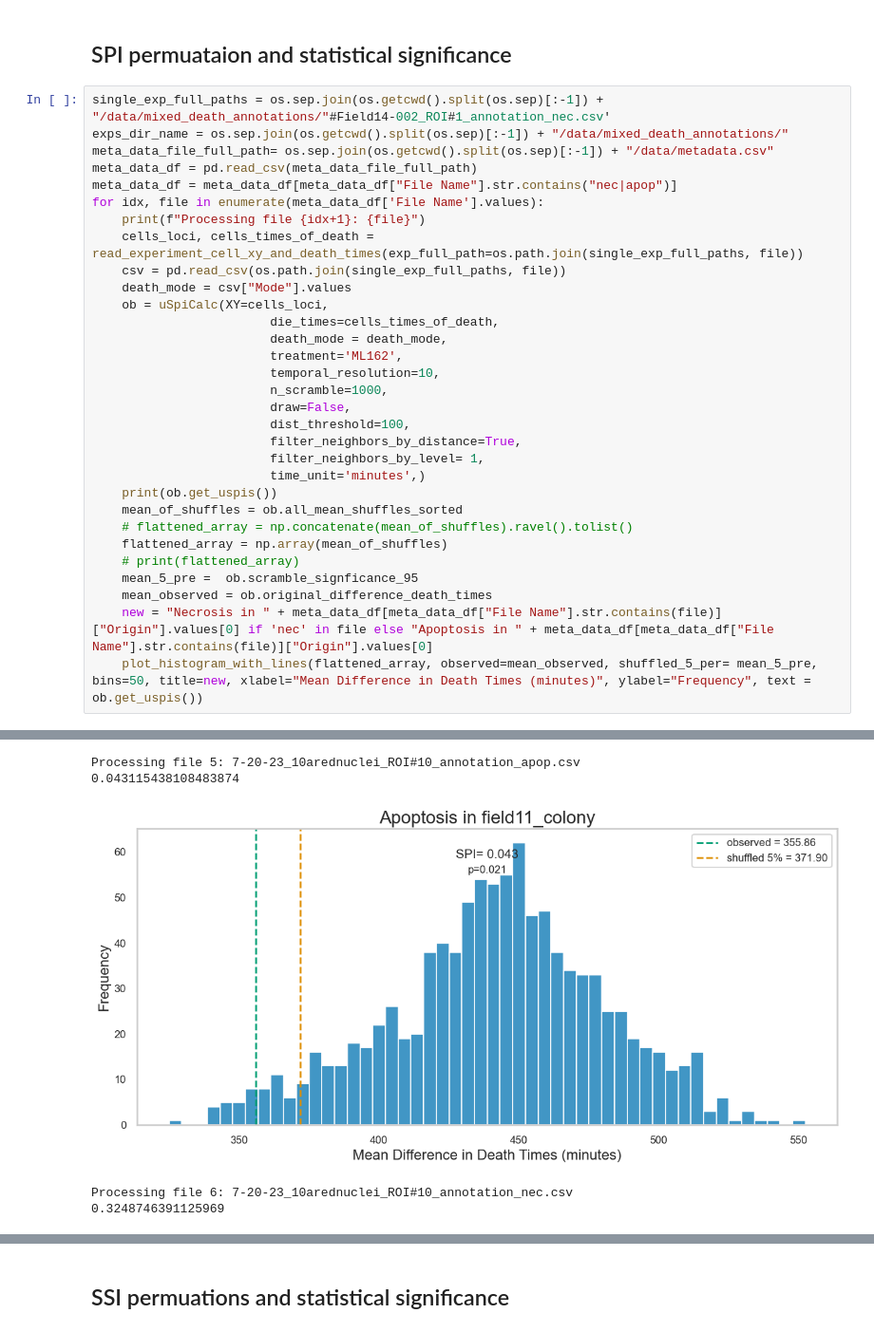
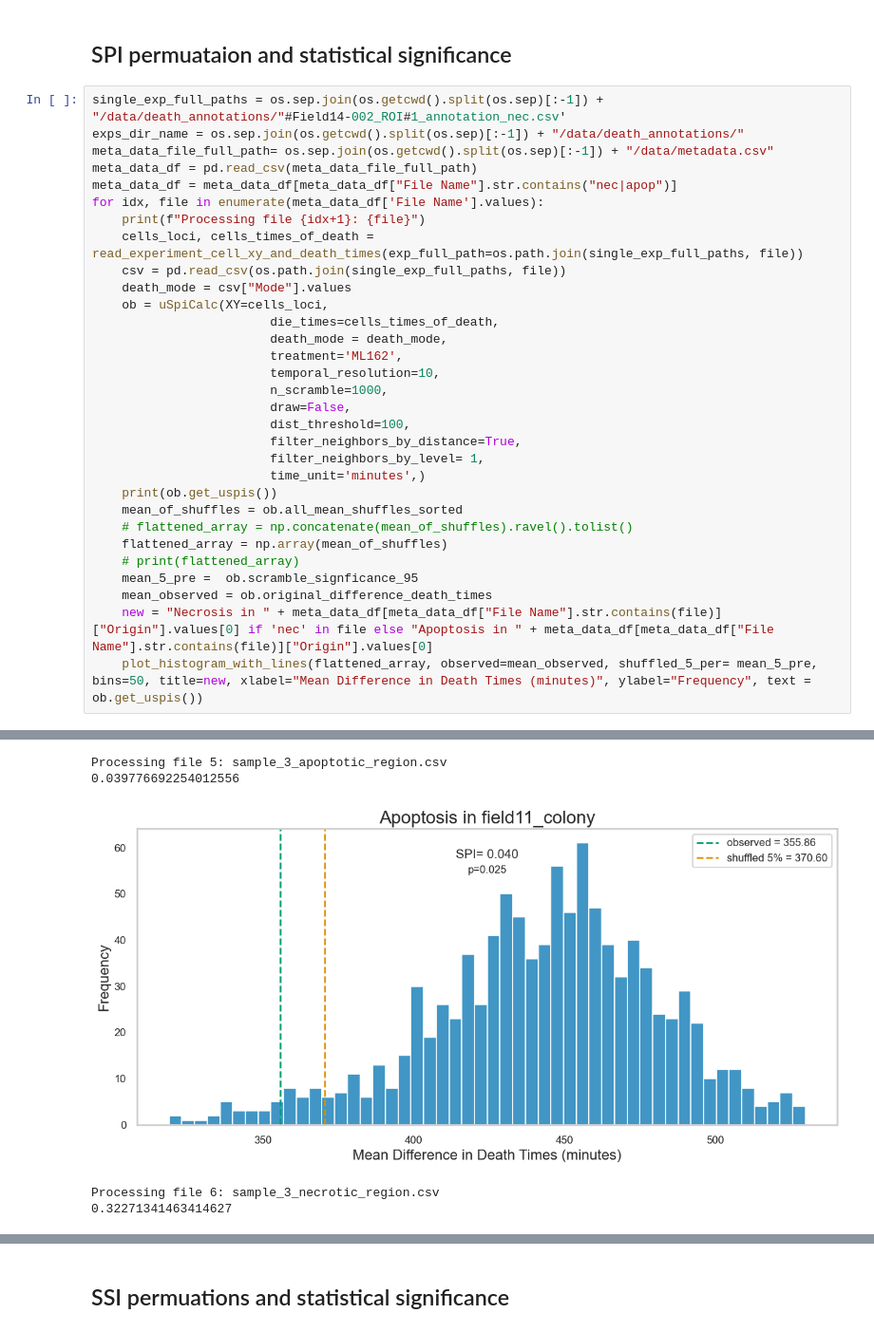
Before and after one commit to zaritskylab/CellDeathSpreading, a Jupyter notebook: notebooks/statistical_signifigance.ipynb, the cells around one changed output, grey strips where cells are left out. Shown at 95% size. Saved outputs shown, nothing was run; the diff lists cells and outputs as text.

```diff
--- a/notebooks/statistical_signifigance.ipynb
+++ b/notebooks/statistical_signifigance.ipynb
@@ -60,8 +61,8 @@ def plot_histogram_with_lines(values, observed, shuffled_5_per, bins=30, title="
 # %% [markdown]
 ## SPI permuataion and statistical significance
 # %%
-single_exp_full_paths = os.sep.join(os.getcwd().split(os.sep)[:-1]) + "/data/mixed_death_annotations/"#Field14-002_ROI#1_annotation_nec.csv'
-exps_dir_name = os.sep.join(os.getcwd().split(os.sep)[:-1]) + "/data/mixed_death_annotations/"
+single_exp_full_paths = os.sep.join(os.getcwd().split(os.sep)[:-1]) + "/data/death_annotations/"#Field14-002_ROI#1_annotation_nec.csv'
+exps_dir_name = os.sep.join(os.getcwd().split(os.sep)[:-1]) + "/data/death_annotations/"
 meta_data_file_full_path= os.sep.join(os.getcwd().split(os.sep)[:-1]) + "/data/metadata.csv"
 meta_data_df = pd.read_csv(meta_data_file_full_path)
 meta_data_df = meta_data_df[meta_data_df["File Name"].str.contains("nec|apop")]
@@ -106,5 +107,5 @@ Processing file 4: Field14-002_ROI#1_annotation_nec.csv
-Processing file 5: 7-20-23_10arednuclei_ROI#10_annotation_apop.csv
-0.043115438108483874
+Processing file 5: sample_3_apoptotic_region.csv
+0.039776692254012556
-[figure, old version]
+[figure, new version]
-Processing file 6: 7-20-23_10arednuclei_ROI#10_annotation_nec.csv
-0.3248746391125969
+Processing file 6: sample_3_necrotic_region.csv
+0.32271341463414627
```
Also changed, not shown: parts of 4 cells of this notebook, 24 other files.
